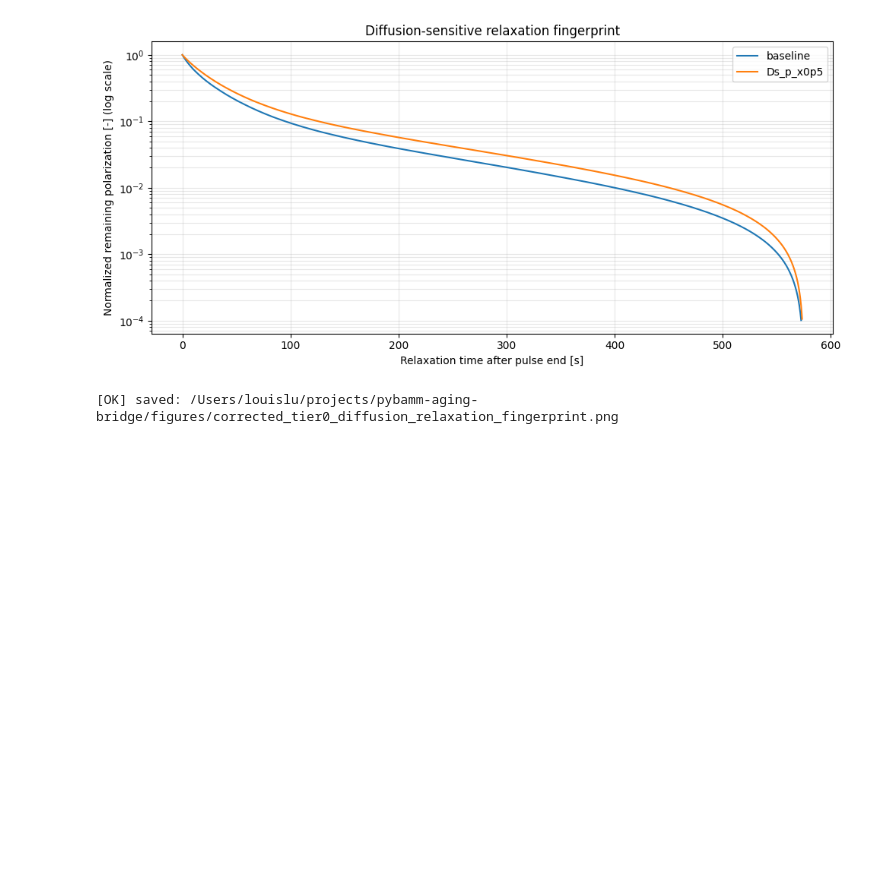
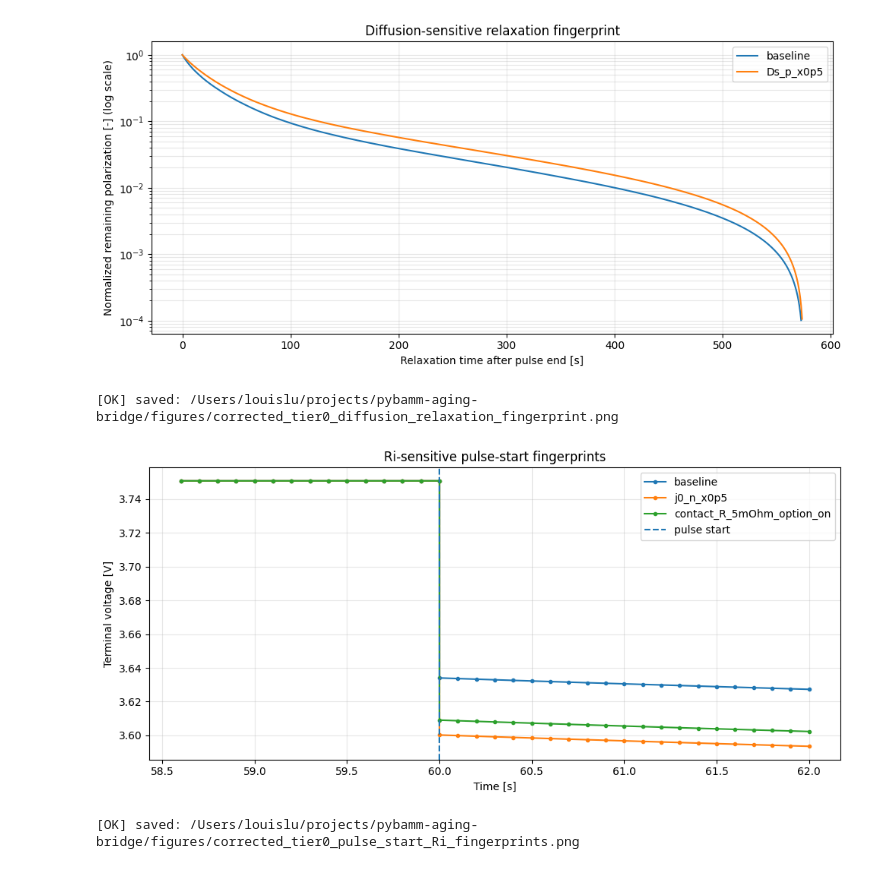
Before and after one commit to jiaxingLu/pybamm-aging-bridge, a Jupyter notebook: notebooks/05_corrected_tier0_fingerprint_scan.ipynb, the cells around one changed output. Saved outputs shown, nothing was run; the diff lists cells and outputs as text; code cells hidden in the pictures; blank space fills up the shorter version.

```diff
--- a/notebooks/05_corrected_tier0_fingerprint_scan.ipynb
+++ b/notebooks/05_corrected_tier0_fingerprint_scan.ipynb
@@ -787,3 +787,46 @@ print("[OK] saved:", fig_path)
 # %% [output]
 [figure]
 [OK] saved: /Users/louislu/projects/pybamm-aging-bridge/figures/corrected_tier0_diffusion_relaxation_fingerprint.png
+# %%
+# Cell 14 — Pulse-start overlay
+# 功能：对比 baseline、j0_n_x0p5、contact_R_5mOhm 在脉冲起点的电压响应差异
+
+cases = [
+    "baseline",
+    "j0_n_x0p5",
+    "contact_R_5mOhm_option_on",
+]
+
+t0 = corrected_table.loc[corrected_table["case"] == "baseline", "pulse_start_s"].iloc[0]
+
+fig, ax = plt.subplots(figsize=(10, 4.8))
+
+for case in cases:
+    df_case = corrected_dfs[case]
+    zoom_mask = (df_case["time_rel_s"] >= t0 - 1.5) & (df_case["time_rel_s"] <= t0 + 2.0)
+
+    ax.plot(
+        df_case.loc[zoom_mask, "time_rel_s"],
+        df_case.loc[zoom_mask, "voltage_V"],
+        marker="o",
+        markersize=3,
+        label=case,
+    )
+
+ax.axvline(t0, linestyle="--", label="pulse start")
+
+ax.set_xlabel("Time [s]")
+ax.set_ylabel("Terminal voltage [V]")
+ax.set_title("Ri-sensitive pulse-start fingerprints")
+ax.grid(True, alpha=0.3)
+ax.legend()
+
+fig.tight_layout()
+fig_path = FIGURES / "corrected_tier0_pulse_start_Ri_fingerprints.png"
+plt.savefig(fig_path, dpi=200)
+plt.show()
+
+print("[OK] saved:", fig_path)
+# %% [output]
+[figure, added]
+[OK] saved: /Users/louislu/projects/pybamm-aging-bridge/figures/corrected_tier0_pulse_start_Ri_fingerprints.png
```
Also changed, not shown: parts of 1 cell of this notebook, 1 other file.
